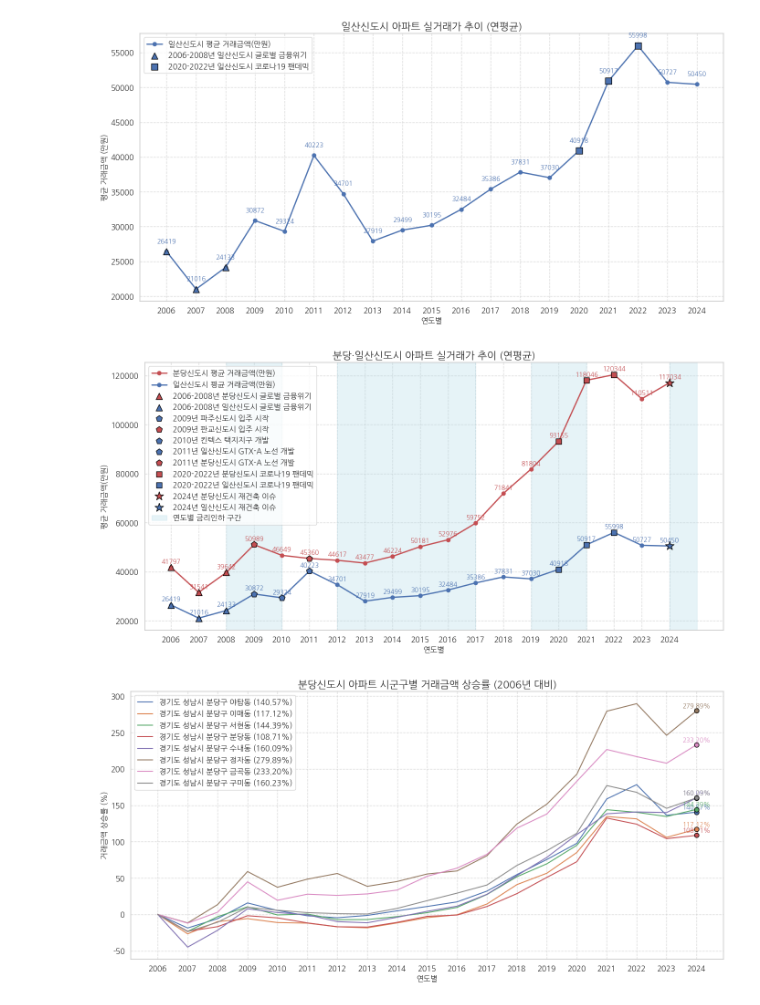
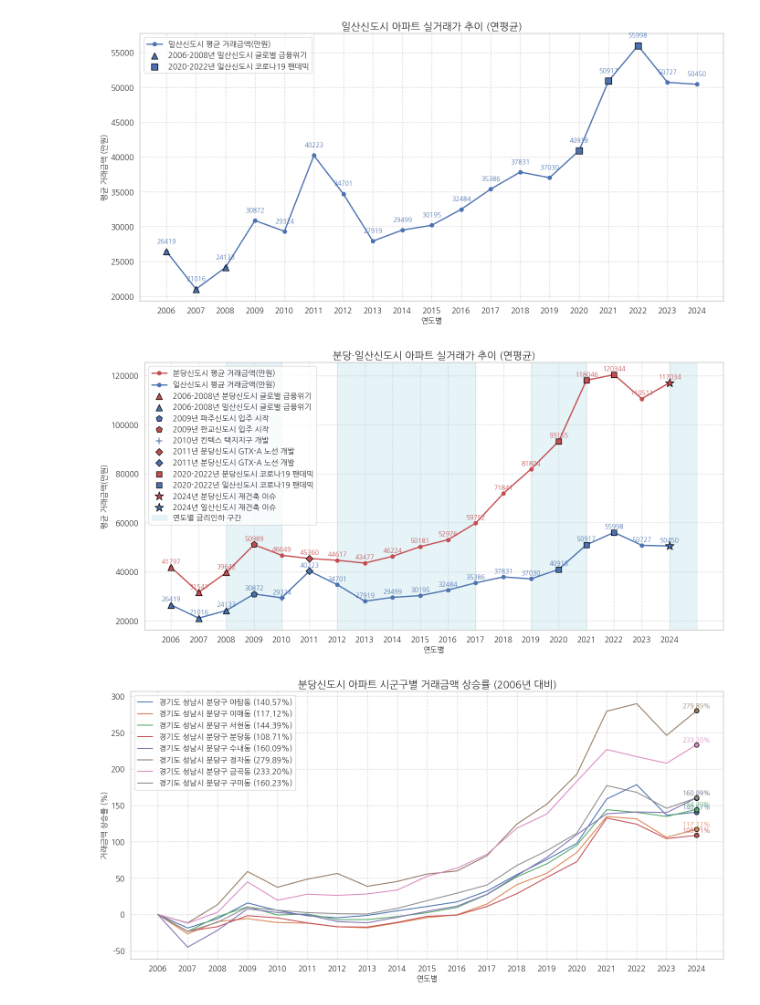
Before and after one commit to SnapishAgent/Ilsan-Investment-Insight, a Jupyter notebook: 아파트 실거래가/apt_price.ipynb, the cells around one changed output. Cells and saved outputs as stored; diff of their text form; code cells hidden in the pictures.

```diff
--- a/아파트 실거래가/apt_price.ipynb
+++ b/아파트 실거래가/apt_price.ipynb
@@ -372,13 +372,18 @@ if special_price_bundang:
     plt.scatter(special_year, special_price_bundang, color='r', s=100, edgecolor='black', zorder=5, marker='p', label=special_label)
 
 # 2010, 2011년 다각형 추가 표시 (2011년 분당신도시 GTX-A 노선 개발)
-special_years = [2010, 2011]
+special_years = [2010]
 special_prices_ilsan = [ilsan_yearly_avg.get(year, None) for year in special_years]
-special_labels = ['2010년 킨텍스 택지지구 개발', '2011년 일산신도시 GTX-A 노선 개발']
+special_labels = ['2010년 킨텍스 택지지구 개발']
 
 for year, price, label in zip(special_years, special_prices_ilsan, special_labels):
     if price:
-        plt.scatter(year, price, color='b', s=100, edgecolor='black', zorder=5, marker='p', label=label)
+        plt.scatter(year, price, color='b', s=100, edgecolor='black', zorder=5, marker='+', label=label)
+
+# 2011년 다각형 추가 표시 (2011년 분당신도시 GTX-A 노선 개발)
+special_year = 2011
+special_prices_ilsan = ilsan_yearly_avg.get(special_year, None)
+special_label = '2011년 일산신도시 GTX-A 노선 개발'
 
 # 2011년 다각형 추가 표시 (2011년 분당신도시 GTX-A 노선 개발)
 special_year = 2011
@@ -386,7 +391,10 @@ special_price_bundang = bundang_yearly_avg.get(special_year, None)
 special_label = '2011년 분당신도시 GTX-A 노선 개발'
 
 if special_price_bundang:
-    plt.scatter(special_year, special_price_bundang, color='r', s=100, edgecolor='black', zorder=5, marker='p', label=special_label)
+    plt.scatter(special_year, special_price_bundang, color='r', s=60, edgecolor='black', zorder=5, marker='D', label=special_label)
+
+if special_prices_ilsan:
+    plt.scatter(special_year, special_prices_ilsan, color='b', s=60, edgecolor='black', zorder=5, marker='D', label=special_label)
 
 # 2020, 2021, 2022년 사각형 추가 표시 (코로나19 팬데믹)
 rate_hike_years = [2020, 2021, 2022]
@@ -401,34 +409,34 @@ for year, price in zip(rate_hike_years, rate_hike_prices_ilsan):
     if price:
         plt.scatter(year, price, color='b', s=80, edgecolor='black', zorder=5, marker='s', label='2020-2022년 일산신도시 코로나19 팬데믹' if year == rate_hike_years[0] else "")
 
 # 2024년 별 모양 추가 표시 (1기 신도시 재건축 이슈)
 reconstruction_year = 2024
 reconstruction_price_bundang = bundang_yearly_avg.get(reconstruction_year, None)
 reconstruction_price_ilsan = ilsan_yearly_avg.get(reconstruction_year, None)
 
 if reconstruction_price_bundang:
     plt.scatter(reconstruction_year, reconstruction_price_bundang, color='r', s=200, edgecolor='black', zorder=5, marker='*', label='2024년 분당신도시 재건축 이슈')
 
 if reconstruction_price_ilsan:
     plt.scatter(reconstruction_year, reconstruction_price_ilsan, color='b', s=200, edgecolor='black', zorder=5, marker='*', label='2024년 일산신도시 재건축 이슈')
 
 # 금리인하 구간 표시
 plt.axvspan(2008, 2010, color='lightblue', alpha=0.3, label='연도별 금리인하 구간')
 plt.axvspan(2012, 2017, color='lightblue', alpha=0.3)
 plt.axvspan(2019, 2021, color='lightblue', alpha=0.3)
 plt.axvspan(2024, 2025, color='lightblue', alpha=0.3)
 
 plt.title('분당·일산신도시 아파트 실거래가 추이 (연평균)', fontproperties=fontprop, fontsize=16, fontweight='bold', loc='center')
 plt.xlabel('연도별', fontproperties=fontprop, fontsize=12)
 plt.ylabel('평균 거래금액(만원)', fontproperties=fontprop, fontsize=12)
 plt.xticks(bundang_yearly_avg.index, rotation=0, fontproperties=fontprop, fontsize=12)
 plt.yticks(fontproperties=fontprop, fontsize=12)
 plt.legend(prop=fontprop, fontsize=12)
 plt.grid(True, linestyle='--', alpha=0.7)
 plt.tight_layout()
 plt.show()
 # %% [output]
-[figure, old version]
+[figure, new version]
 # %%
 import seaborn as sns
 import matplotlib.pyplot as plt
```
Also changed, not shown: parts of 1 cell of this notebook.
